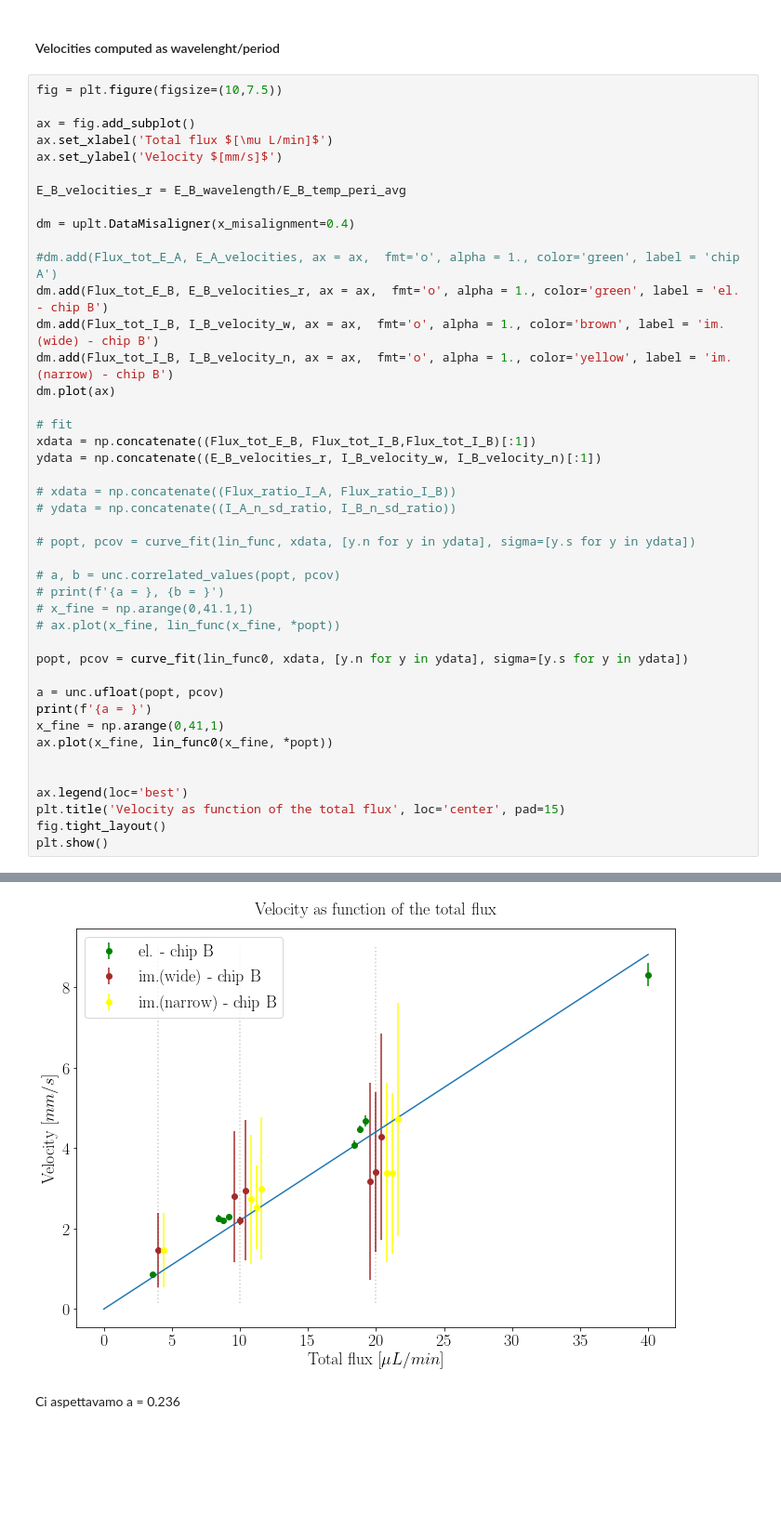
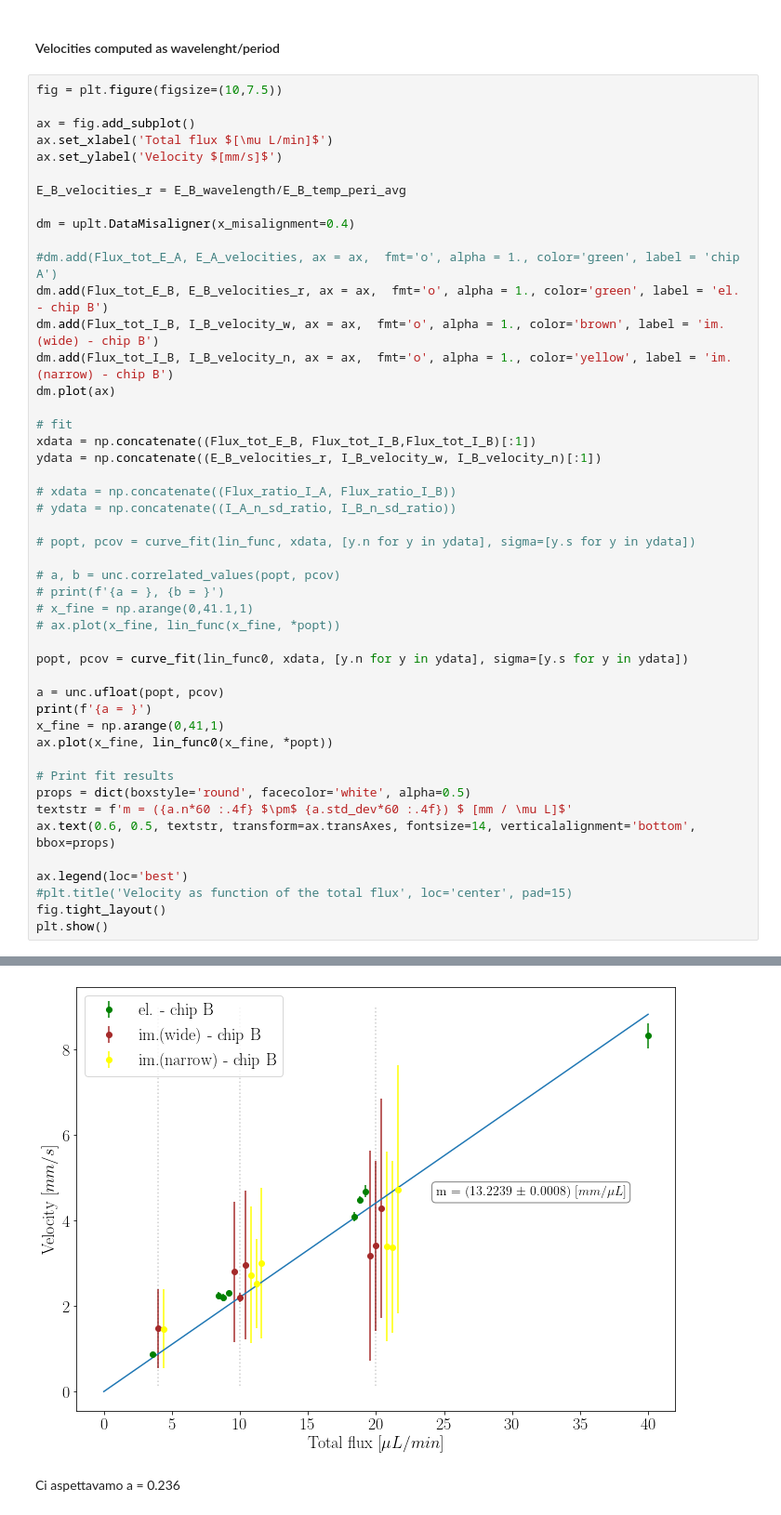
Before and after one commit to AlessandroLovo/T-junction, a Jupyter notebook: T-data/Results/Finisher_Rev2.ipynb, the cells around one changed output, grey strips where cells are left out. Shown at 93% size. Drawn from its saved outputs; the diff is of its cells as text; blank space fills up the shorter version.

```diff
--- a/T-data/Results/Finisher_Rev2.ipynb
+++ b/T-data/Results/Finisher_Rev2.ipynb
@@ -737,35 +745,39 @@ dm.add(Flux_tot_I_B, I_B_velocity_w, ax = ax,  fmt='o', alpha = 1., color='brown
 dm.add(Flux_tot_I_B, I_B_velocity_n, ax = ax,  fmt='o', alpha = 1., color='yellow', label = 'im.(narrow) - chip B')
 dm.plot(ax)
 
 # fit
 xdata = np.concatenate((Flux_tot_E_B, Flux_tot_I_B,Flux_tot_I_B)[:1])
 ydata = np.concatenate((E_B_velocities_r, I_B_velocity_w, I_B_velocity_n)[:1])
 
 # xdata = np.concatenate((Flux_ratio_I_A, Flux_ratio_I_B))
 # ydata = np.concatenate((I_A_n_sd_ratio, I_B_n_sd_ratio))
 
 # popt, pcov = curve_fit(lin_func, xdata, [y.n for y in ydata], sigma=[y.s for y in ydata])
 
 # a, b = unc.correlated_values(popt, pcov)
 # print(f'{a = }, {b = }')
 # x_fine = np.arange(0,41.1,1)
 # ax.plot(x_fine, lin_func(x_fine, *popt))
 
 popt, pcov = curve_fit(lin_func0, xdata, [y.n for y in ydata], sigma=[y.s for y in ydata])
 
 a = unc.ufloat(popt, pcov)
 print(f'{a = }')
 x_fine = np.arange(0,41,1)
 ax.plot(x_fine, lin_func0(x_fine, *popt))
 
+# Print fit results
+props = dict(boxstyle='round', facecolor='white', alpha=0.5)
+textstr = f'm = ({a.n*60 :.4f} $\pm$ {a.std_dev*60 :.4f}) $ [mm / \mu L]$'
+ax.text(0.6, 0.5, textstr, transform=ax.transAxes, fontsize=14, verticalalignment='bottom', bbox=props)
 
 ax.legend(loc='best')
-plt.title('Velocity as function of the total flux', loc='center', pad=15)
+#plt.title('Velocity as function of the total flux', loc='center', pad=15)
 fig.tight_layout()
 plt.show()
 # %% [output]
 a = 0.2203977325242684+/-1.376878085331395e-05
-[figure, old version]
+[figure, new version]
 # %% [markdown]
 Ci aspettavamo a = 0.236
 # %% [markdown]
```
Also changed, not shown: parts of 10 cells of this notebook, 9 other files.
